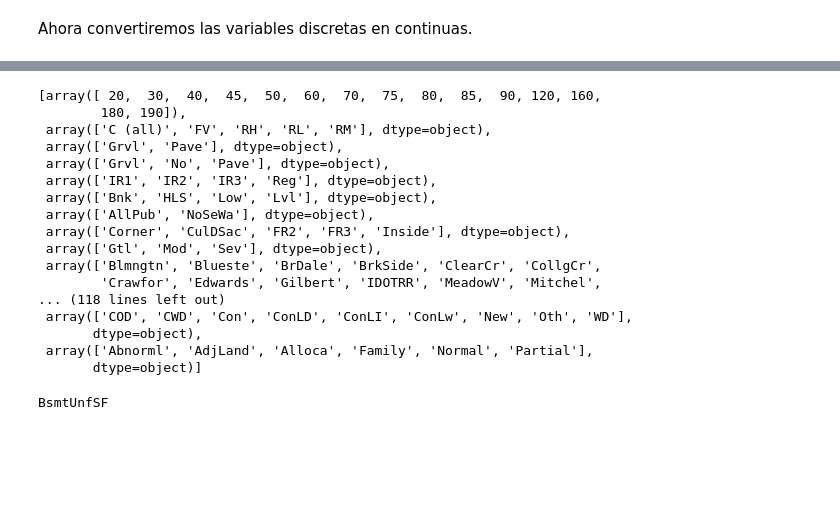
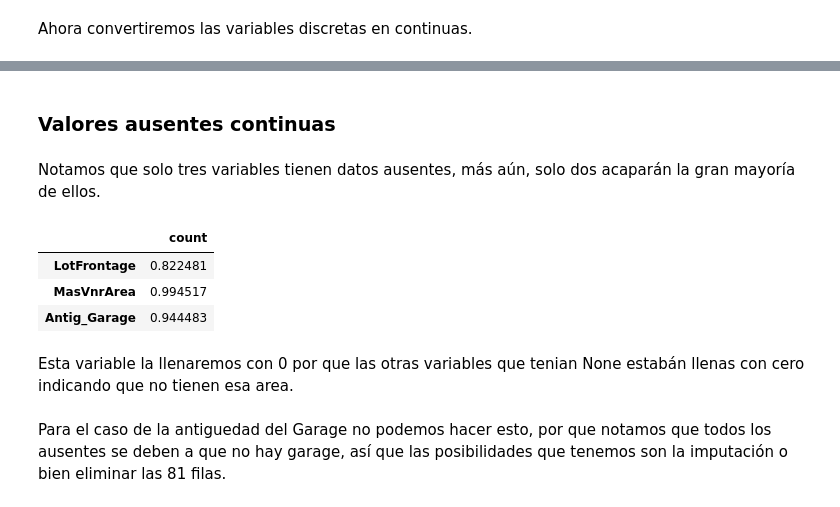
Before and after one commit to OsvaldoSan/Cuadernos_ML, a Jupyter notebook: Kaggle/home_prices/Housing Prices.ipynb, the cells around one changed output, grey strips where cells are left out. Drawn from its saved outputs; the diff is of its cells as text; code cells hidden in the pictures; blank space fills up the shorter version.

Commit message:
Esperando tratamiento de datos extremos

```diff
--- a/Kaggle/home_prices/Housing Prices.ipynb
+++ b/Kaggle/home_prices/Housing Prices.ipynb
@@ -92,3 +96,5 @@ df["MasVnrType"].fillna(value='No',inplace=True)
+# %%
+df["MasVnrType"].replace({'None':'No'},inplace=True)
 # %% [markdown]
 Los valores 'YearBuilt', 'YearRemodAdd' los sustituiremos por su equivalente en antiguedad y
 antiguedad de remodelación suponiendo que estamos en el 2011, pues la última venta fue
@@ -128,6 +134,5 @@ df[["Electrical"]][df["Electrical"].isna() == True]
 |  | Electrical |
 | 1379 | NaN |
 # %%
-#df.drop(1379,axis=0,inplace=True)
-#df[["Electrical"]][df["Electrical"].isna() == True]
+df.drop(1379,axis=0,inplace=True)
 df=df.reset_index(drop=True).copy()
@@ -181,26 +145,0 @@ vard
-# %%
-oh.categories_
-# %% [output]
-[array([ 20,  30,  40,  45,  50,  60,  70,  75,  80,  85,  90, 120, 160,
-        180, 190]),
- array(['C (all)', 'FV', 'RH', 'RL', 'RM'], dtype=object),
- array(['Grvl', 'Pave'], dtype=object),
- array(['Grvl', 'No', 'Pave'], dtype=object),
- array(['IR1', 'IR2', 'IR3', 'Reg'], dtype=object),
- array(['Bnk', 'HLS', 'Low', 'Lvl'], dtype=object),
- array(['AllPub', 'NoSeWa'], dtype=object),
- array(['Corner', 'CulDSac', 'FR2', 'FR3', 'Inside'], dtype=object),
- array(['Gtl', 'Mod', 'Sev'], dtype=object),
- array(['Blmngtn', 'Blueste', 'BrDale', 'BrkSide', 'ClearCr', 'CollgCr',
-        'Crawfor', 'Edwards', 'Gilbert', 'IDOTRR', 'MeadowV', 'Mitchel',
-... (118 lines left out)
- array(['COD', 'CWD', 'Con', 'ConLD', 'ConLI', 'ConLw', 'New', 'Oth', 'WD'],
-       dtype=object),
- array(['Abnorml', 'AdjLand', 'Alloca', 'Family', 'Normal', 'Partial'],
-       dtype=object)]
-# %%
-for col in df[vard]:
-    if(len(df[col].value_counts()) == 780):
-        print(col)
-# %% [output]
-BsmtUnfSF
@@ -206,0 +148,15 @@ BsmtUnfSF
+# %% [markdown]
+### Valores ausentes continuas
+# %% [markdown]
+Notamos que solo tres variables tienen datos ausentes, más aún, solo dos acaparán la gran mayoría de ellos.
+# %%
+aux=(1-(len(df)-df[varc].describe().T[['count']])/len(df))
+aux[aux['count']<1]
+# %% [output]
+|  | count |
+| LotFrontage | 0.822481 |
+| MasVnrArea | 0.994517 |
+| Antig_Garage | 0.944483 |
+# %% [markdown]
+Esta variable la llenaremos con 0 por que las otras variables que tenian None estabán llenas con cero
+indicando que no tienen esa area.
@@ -206,0 +165,2 @@ BsmtUnfSF
+# %% [markdown]
+Para el caso de la antiguedad del Garage no podemos hacer esto, por que notamos que todos los ausentes se deben a que no hay garage, así que las posibilidades que tenemos son la imputación o bien eliminar las 81 filas.
```
Also changed, not shown: parts of 30 cells of this notebook.
